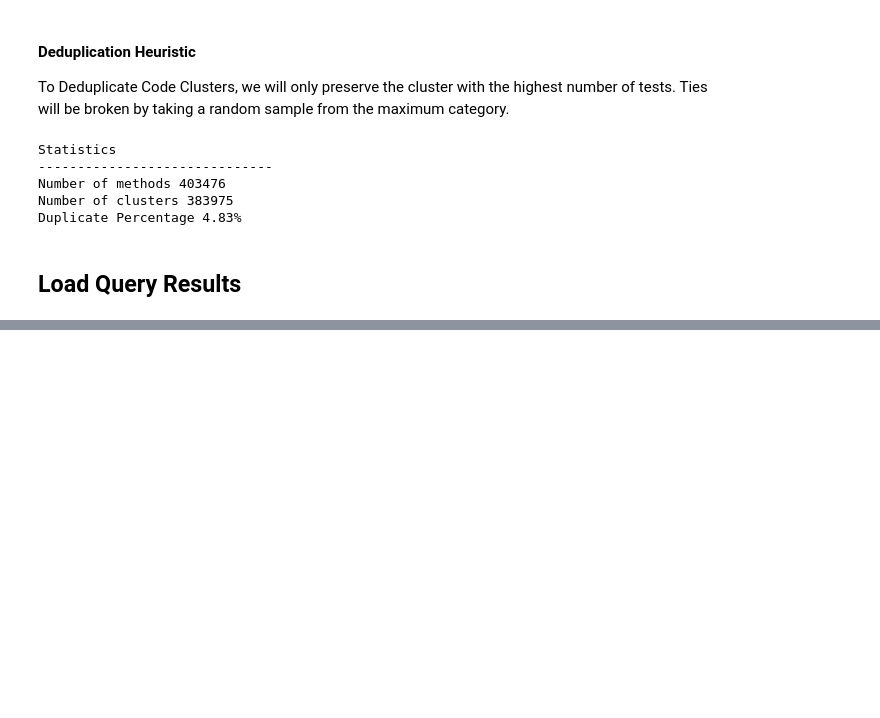
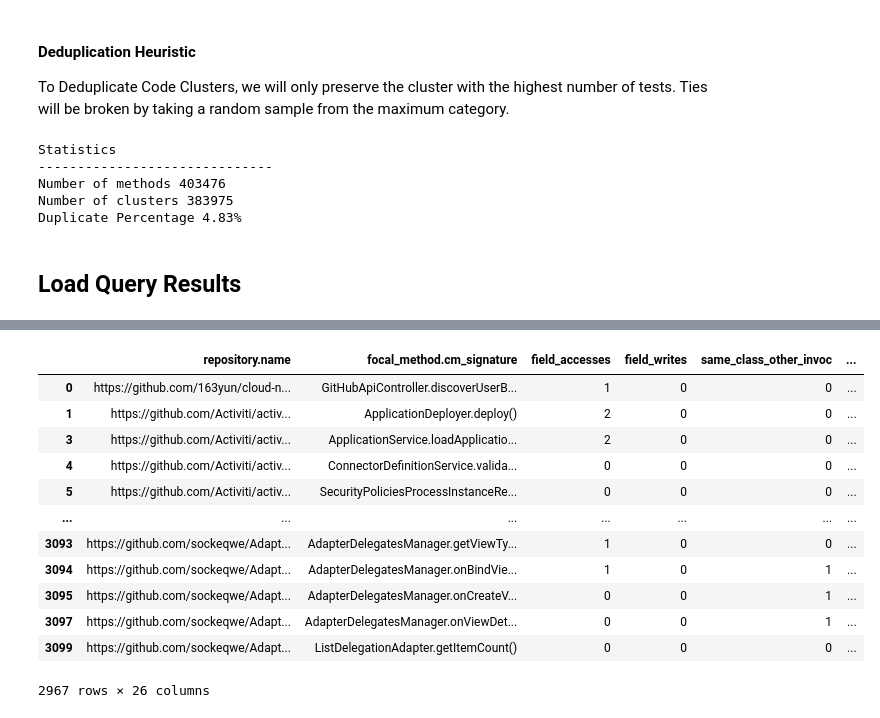
Before and after one commit to abaveja313/perplexity, a Jupyter notebook: DatasetAnalysis.ipynb, the cells around one changed output, grey strips where cells are left out. Cells and saved outputs as stored; diff of their text form; code cells hidden in the pictures; blank space fills up the shorter version.

```diff
--- a/DatasetAnalysis.ipynb
+++ b/DatasetAnalysis.ipynb
@@ -128,19 +128,23 @@ query_results = lmdb.open('/scr/abaveja/query_cache_matx1/', readonly=True)
 # %%
 import pickle
 
-data = []
-
-with query_results.begin() as txn:
-    for key, value in txn.cursor():
-        value = pickle.loads(value)
-
-        print(key, value)
+def get_rows(env_file):
+    with lmdb.open(env_file, readonly=True) as env:
+        data = []
+        with env.begin() as txn:
+            for key, value in txn.cursor():
+                value = pickle.loads(value)
+                if value['t'] == 'method':
+                    parsed_key = key.decode('utf-8').split('\0')
+                    key_cols = {'repository.name': parsed_key[0], 'focal_method.cm_signature': parsed_key[1]}
+                    row = dict(**key_cols, **value)
+                    row['key'] = key.decode('utf-8')
+                    data.append(row)
+        return data
 
 
-df = pd.DataFrame(data, columns=['column_name'])
+rows_matx1 = get_rows('/matx/u/abaveja/query_results_matx1/')
+rows_matx2 = get_rows('/matx/u/abaveja/query_results_matx2/')
 
-# Close the LMDB environment
-env.close()
-
-# Print the DataFrame
-print(df)
+rows = rows_matx1 + rows_matx2
+sa_results = pd.DataFrame(rows)
@@ -176,0 +153,16 @@ query_results.close()
+# %%
+sa_results
+# %% [output]
+|  | repository.name | focal_method.cm_signature | field_accesses | field_writes | same_class_other_invoc | ... |
+| 0 | https://github.com/163yun/cloud-n... | GitHubApiController.discoverUserB... | 1 | 0 | 0 | ... |
+| 1 | https://github.com/Activiti/activ... | ApplicationDeployer.deploy() | 2 | 0 | 0 | ... |
+| 3 | https://github.com/Activiti/activ... | ApplicationService.loadApplicatio... | 2 | 0 | 0 | ... |
+| 4 | https://github.com/Activiti/activ... | ConnectorDefinitionService.valida... | 0 | 0 | 0 | ... |
+| 5 | https://github.com/Activiti/activ... | SecurityPoliciesProcessInstanceRe... | 0 | 0 | 0 | ... |
+| ... | ... | ... | ... | ... | ... | ... |
+| 3093 | https://github.com/sockeqwe/Adapt... | AdapterDelegatesManager.getViewTy... | 1 | 0 | 0 | ... |
+| 3094 | https://github.com/sockeqwe/Adapt... | AdapterDelegatesManager.onBindVie... | 1 | 0 | 1 | ... |
+| 3095 | https://github.com/sockeqwe/Adapt... | AdapterDelegatesManager.onCreateV... | 0 | 0 | 1 | ... |
+| 3097 | https://github.com/sockeqwe/Adapt... | AdapterDelegatesManager.onViewDet... | 0 | 0 | 1 | ... |
+| 3099 | https://github.com/sockeqwe/Adapt... | ListDelegationAdapter.getItemCount() | 0 | 0 | 0 | ... |
+2967 rows × 26 columns
```
Also changed, not shown: parts of 16 cells of this notebook, 2 other files.
